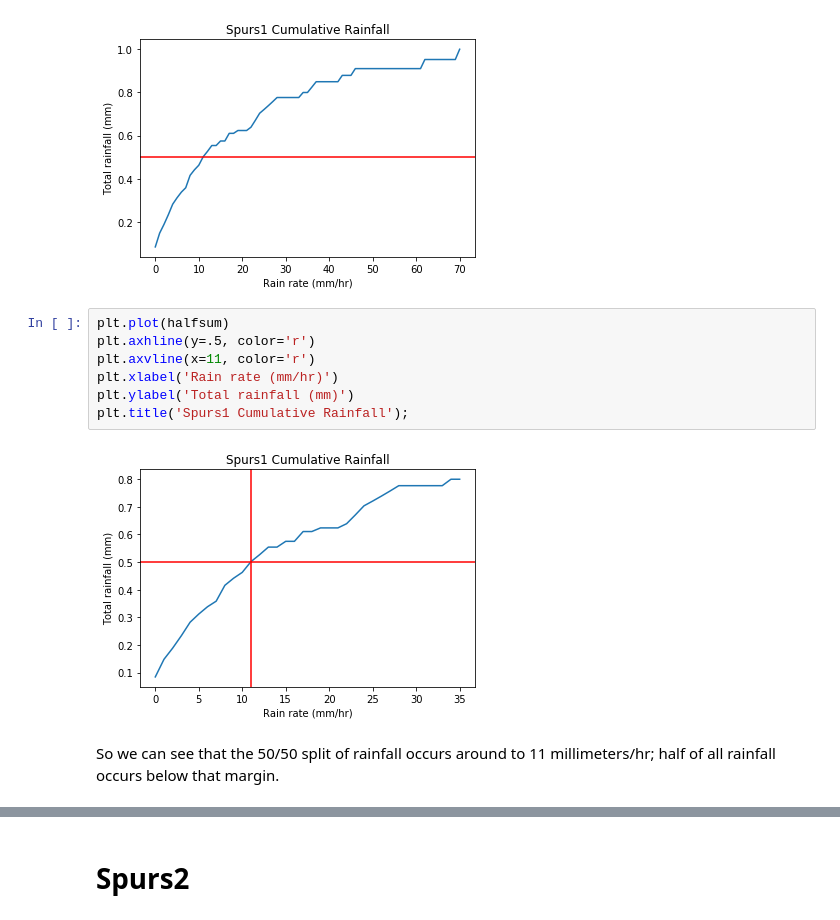
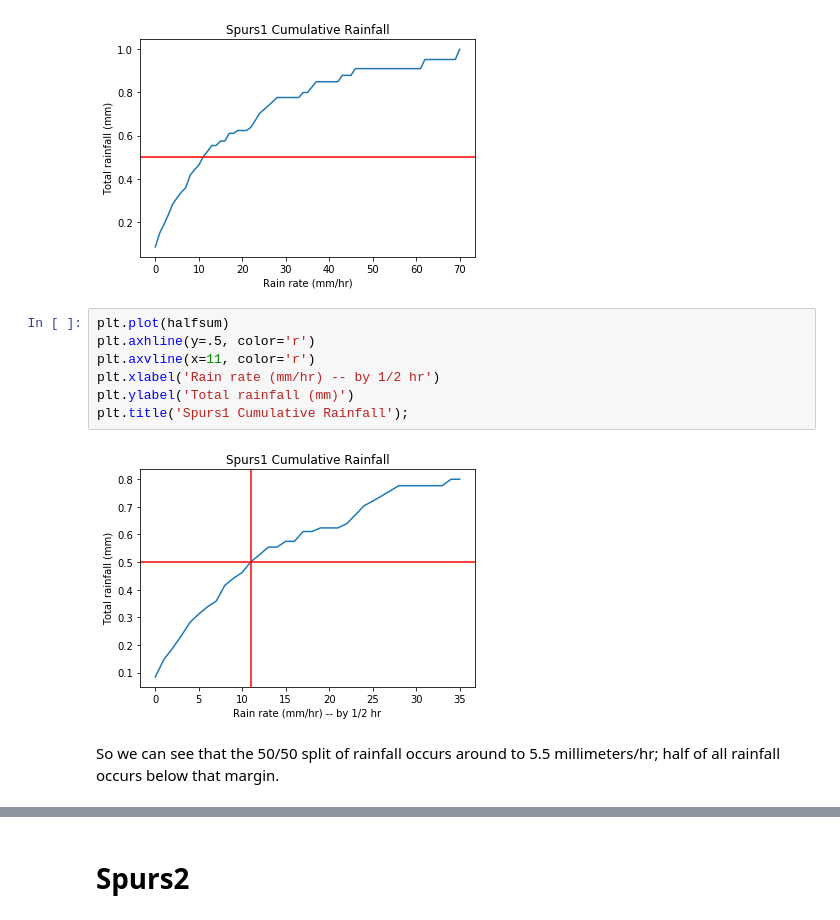
Before and after one commit to uncw-cubesat-lab/rain-class, a Jupyter notebook: Intuitive Look at Precipitation Measures.ipynb, the cells around one changed output, grey strips where cells are left out. Saved outputs shown, nothing was run; the diff lists cells and outputs as text.

```diff
--- a/Intuitive Look at Precipitation Measures.ipynb
+++ b/Intuitive Look at Precipitation Measures.ipynb
@@ -108,11 +126,11 @@ plt.title('Spurs1 Cumulative Rainfall');
 # %%
 plt.plot(halfsum)
 plt.axhline(y=.5, color='r')
 plt.axvline(x=11, color='r')
-plt.xlabel('Rain rate (mm/hr)')
+plt.xlabel('Rain rate (mm/hr) -- by 1/2 hr')
 plt.ylabel('Total rainfall (mm)')
 plt.title('Spurs1 Cumulative Rainfall');
 # %% [output]
-[figure, old version]
+[figure, new version]
 # %% [markdown]
-So we can see that the 50/50 split of rainfall occurs around to 11 millimeters/hr; half of all rainfall occurs below that margin.
+So we can see that the 50/50 split of rainfall occurs around to 5.5 millimeters/hr; half of all rainfall occurs below that margin.
```
Also changed, not shown: parts of 49 cells of this notebook.
